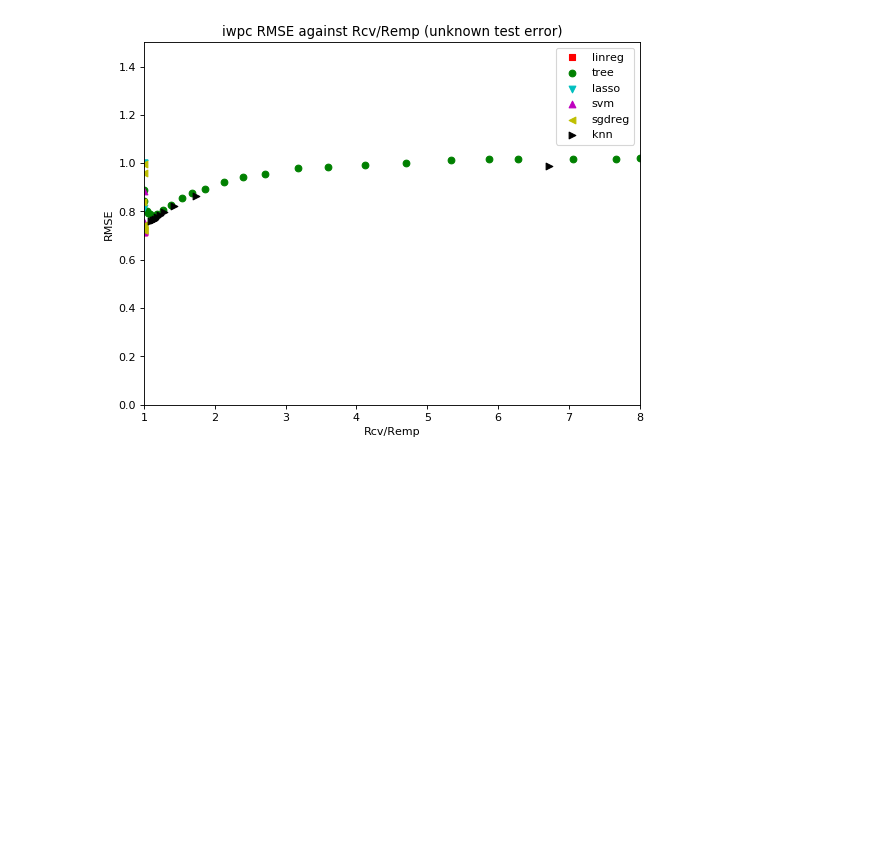
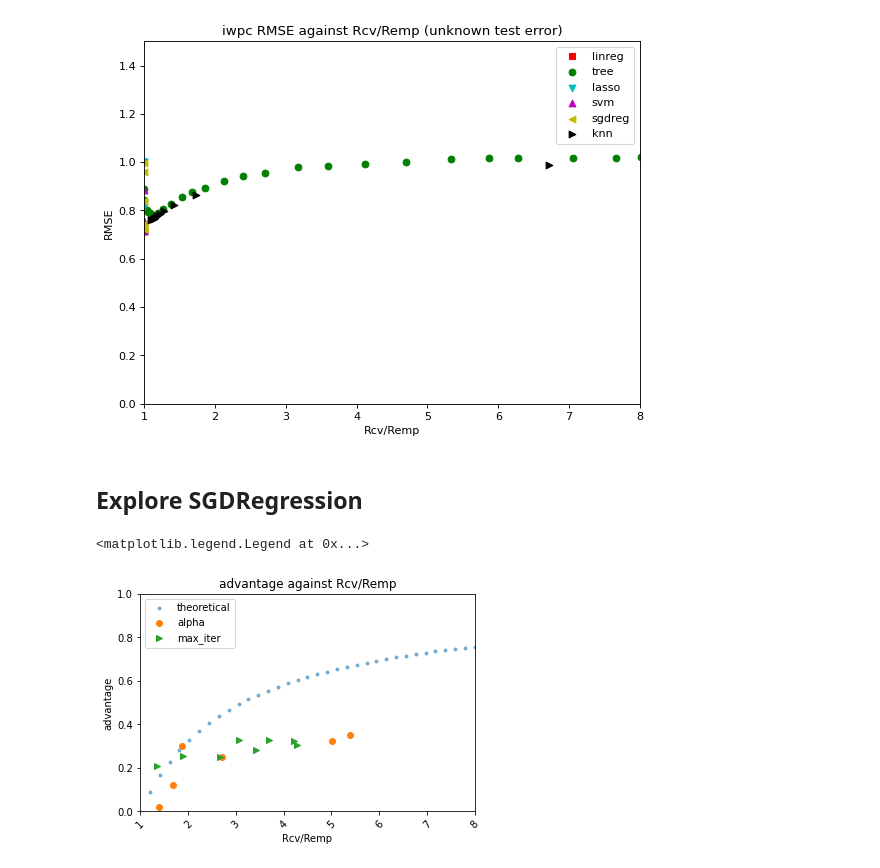
Before and after one commit to donakq/MSE-234-Membership_Inference, a Jupyter notebook: plot.ipynb, the cells around one changed output. Saved outputs shown, nothing was run; the diff lists cells and outputs as text; code cells hidden in the pictures; blank space fills up the shorter version.

```diff
--- a/plot.ipynb
+++ b/plot.ipynb
@@ -262,6 +279,23 @@ plt.show()
 # %% [output]
 [figure]
 [figure]
+# %% [markdown]
+## Explore SGDRegression
+# %%
+ax = plt.gca()
+plt.scatter(ratio, theo_advs, alpha = 0.5,marker= '.', label ='theoretical')
+plt.scatter(eye_known_sgdreg['Rcv/Remp'], eye_known_sgdreg['train_TRAIN']-eye_known_sgdreg['test_TRAIN'], label= 'alpha')
+plt.scatter(eye_known_sgdreg2['Rcv/Remp'], eye_known_sgdreg2['train_TRAIN']-eye_known_sgdreg2['test_TRAIN'], label= 'max_iter',marker = '>')
+plt.xticks(rotation=45)
+plt.ylabel('advantage')
+plt.xlabel('Rcv/Remp')
+plt.ylim([0, 1])
+plt.xlim([1, 8])
+plt.title('advantage against Rcv/Remp')
+plt.legend()
+# %% [output]
+<matplotlib.legend.Legend at 0x...>
+[figure, added]
 # %%
 ax = plt.gca()
 plt.scatter(ratio, theo_advs, alpha = 0.5,marker= '.', label ='theoretical')
```
Also changed, not shown: parts of 5 cells of this notebook, 57 other files.
